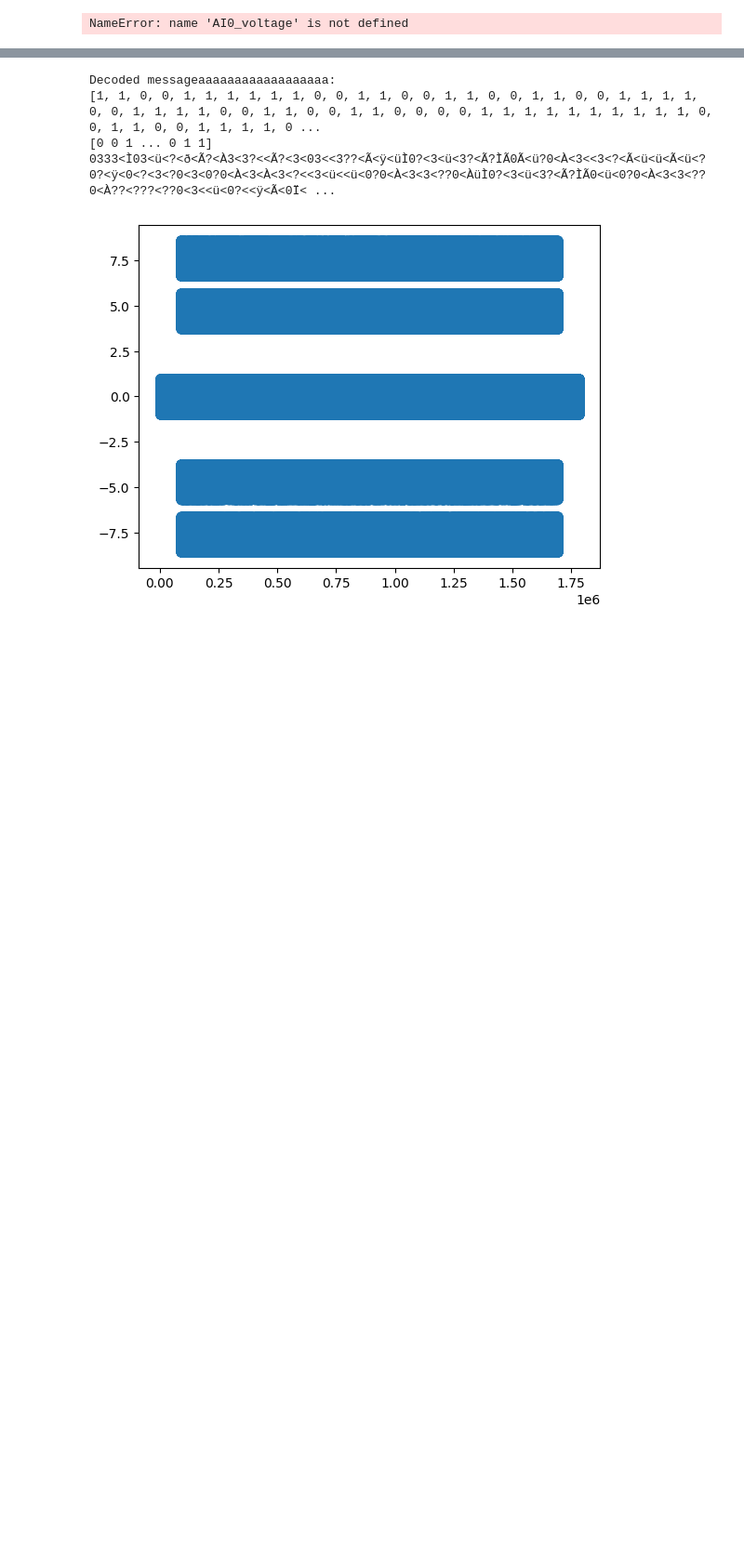
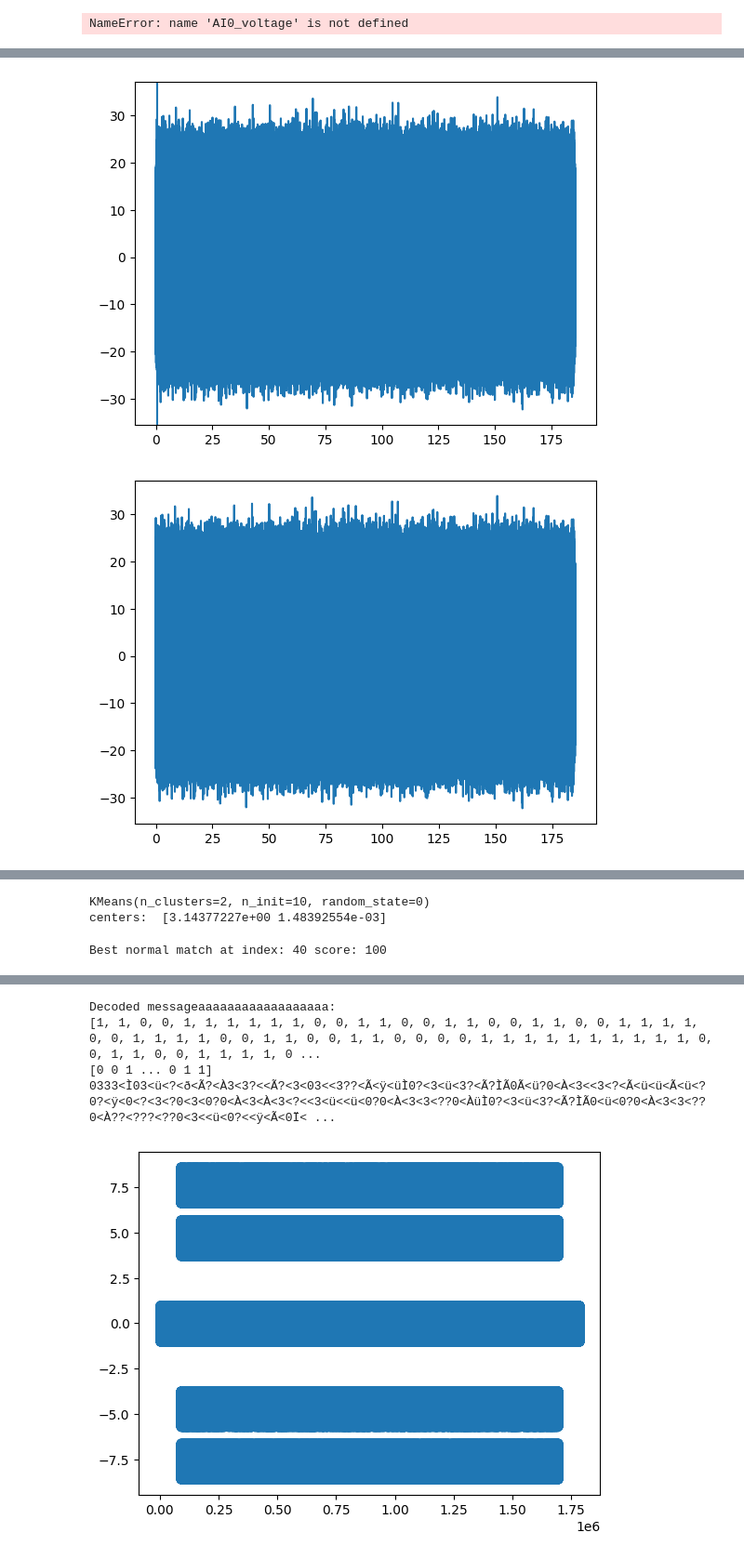
Before and after one commit to GingerBF/PE3--bobo-damster-, a Jupyter notebook: sessiecode/mydaq_tests.ipynb, the cells around one changed output, grey strips where cells are left out. Shown at 93% size. Saved outputs shown, nothing was run; the diff lists cells and outputs as text; code cells hidden in the pictures; blank space fills up the shorter version.

```diff
--- a/sessiecode/mydaq_tests.ipynb
+++ b/sessiecode/mydaq_tests.ipynb
@@ -138,0 +226,30 @@ BIT START: 78889
+# %%
+plot = True
+idx = bit_start
+t1 = time_array[idx:] - time_array[idx]
+received_signal = AI0_voltage[idx:]
+
+if plot:
+    plt.plot(time_array, AI0_voltage)
+    plt.axvline(time_array[bit_start])
+    plt.show()
+    # Slice the received signal and begin coutning at 0 again
+    plt.plot(t1,received_signal)
+    plt.show()
+# Demodulate the received signal
+
+_, _, phases = PM.retrieve_phases(received_signal, daq.samplerate, sps, carrierFrequency, plot=False, plotL=100)
+
+phases_normalized = np.mod(phases, 2 * np.pi)
+threshold = 2 * np.pi - 0.5
+phases_normalized = np.where(phases_normalized > threshold, phases_normalized - 2 * np.pi, phases_normalized)
+
+if plot:
+    plt.scatter(np.arange(len(phases)), phases)
+    plt.scatter(np.arange(len(phases)), phases_normalized)
+
+    plt.show
+from sklearn.cluster import KMeans
+# %% [output]
+[figure, added]
+[figure, added]
@@ -138,0 +257,40 @@ BIT START: 78889
+# %%
+retrieved_bits, retrieved_bits_inv = PM.pm_to_binary(phases_normalized, fmType=1)
+# %% [output]
+KMeans(n_clusters=2, n_init=10, random_state=0)
+centers:  [3.14377227e+00 1.48392554e-03]
+# %%
+plot = False
+message_bits = np.array([int(b) for b in binary_text if b in '01'])
+retrieved_bits = np.array(retrieved_bits, dtype=np.int8).flatten()
+retrieved_bits_inv = np.array(retrieved_bits_inv, dtype=np.int8).flatten()
+
+# Convert bits from {0, 1} to {-1, 1} for cross-correlation
+def bits_to_pmform(bits):
+    return 2 * bits - 1
+
+msg_pm = bits_to_pmform(message_bits[:100])
+normal_pm = bits_to_pmform(retrieved_bits)
+inverted_pm = bits_to_pmform(retrieved_bits_inv)
+
+# Cross-correlation
+corr_normal = np.correlate(normal_pm, msg_pm, mode='valid')
+corr_inverted = np.correlate(inverted_pm, msg_pm, mode='valid')
+
+# Find best matches
+start_idx_normal = np.argmax(corr_normal)
+#start_idx_inverted = np.argmax(corr_inverted)
+
+print("Best normal match at index:", start_idx_normal, "score:", corr_normal[start_idx_normal])
+
+if plot:
+    # Plot correlations
+    plt.plot(corr_normal, label='Normal')
+    plt.plot(corr_inverted, label='Inverted')
+    plt.axvline(start_idx_normal, color='green', linestyle='--', label='Normal match')
+    #plt.axvline(start_idx_inverted, color='red', linestyle='--', label='Inverted match')
+    plt.legend()
+    plt.title("Correlation with binary_text")
+    plt.show()
+# %% [output]
+Best normal match at index: 40 score: 100
```
Also changed, not shown: parts of 9 cells of this notebook, 2 other files.
